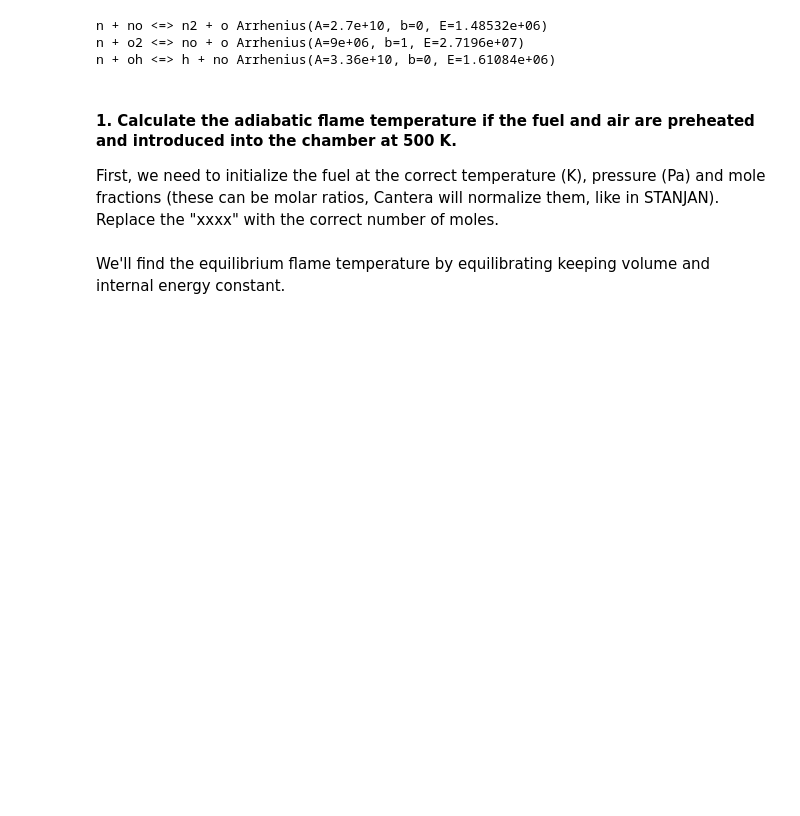
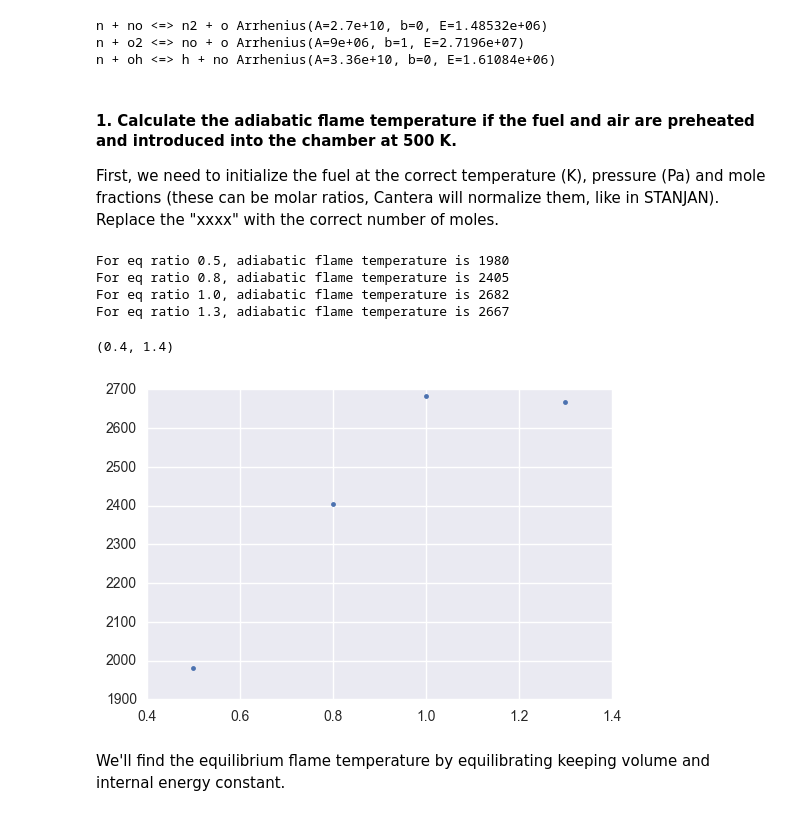
Before and after one commit to bslakman/cantera-jupyter, a Jupyter notebook: reactors/ME7300_HW6.ipynb, the cells around one changed output. Drawn from its saved outputs; the diff is of its cells as text; code cells hidden in the pictures; blank space fills up the shorter version.

```diff
--- a/reactors/ME7300_HW6.ipynb
+++ b/reactors/ME7300_HW6.ipynb
@@ -86,3 +87,41 @@ gas.TPX = 500, 1e5, 'nc7h16:1.0,o2:11.0,n2:41.58'
+# %%
+equivalence_ratios = np.array([0.5,0.8,1.0,1.3])
+T = np.zeros_like(equivalence_ratios)
+
+# phi=0.5
+gas.TPX = 500, 1e5, 'nc7h16:1.0,o2:22.0,n2:83.16'
+gas.equilibrate('UV')
+T[0] = gas.T
+
+# phi=0.8
+gas.TPX = 500, 1e5, 'nc7h16:1.0,o2:13.75,n2:59.4'
+gas.equilibrate('UV')
+T[1] = gas.T
+
+#phi=1.0
+gas.TPX = 500, 1e5, 'nc7h16:1.0,o2:11.0,n2:41.58'
+gas.equilibrate('UV')
+T[2] = gas.T
+
+#phi=1.3
+gas.TPX = 500, 1e5, 'nc7h16:1.0,o2:8.46,n2:31.98'
+gas.equilibrate('UV')
+T[3] = gas.T
+
+for phi, temp in zip(equivalence_ratios, T):
+    print "For eq ratio {0}, adiabatic flame temperature is {1}".format(round(phi,1), int(round(temp,0)))
+
+#gas.TPX = 1000, 1e5, 'nc7h16:1.0,o2:xxxx,n2:xxxx'
+
+plt.plot(equivalence_ratios, T, linestyle='', marker='.')
+plt.xlim(0.4,1.4)
+# %% [output]
+For eq ratio 0.5, adiabatic flame temperature is 1980
+For eq ratio 0.8, adiabatic flame temperature is 2405
+For eq ratio 1.0, adiabatic flame temperature is 2682
+For eq ratio 1.3, adiabatic flame temperature is 2667
+(0.4, 1.4)
+[figure, added]
 # %% [markdown]
 We'll find the equilibrium flame temperature by equilibrating keeping volume and internal energy
 constant.
```
Also changed, not shown: parts of 6 cells of this notebook, 2 other files.
